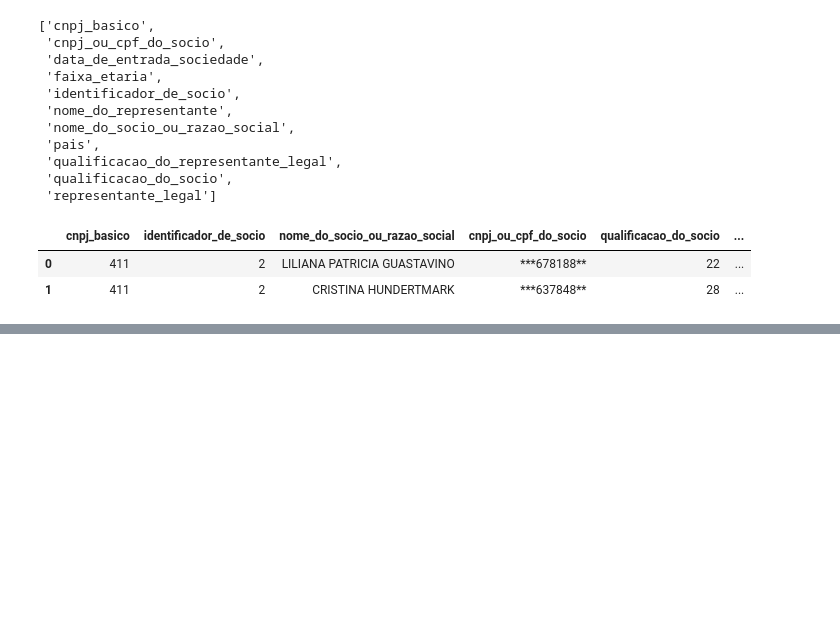
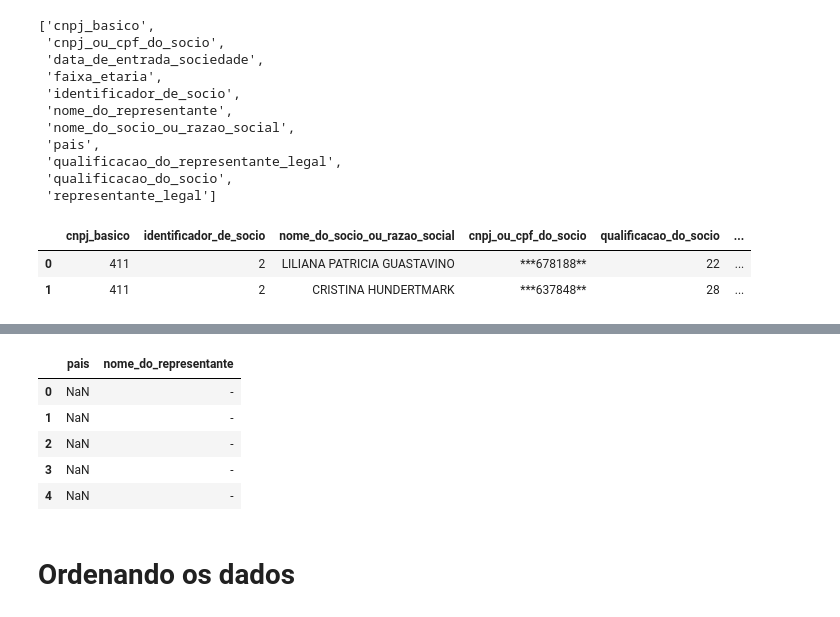
Before and after one commit to leticiafaria7/alura-courses, a Jupyter notebook: apache-spark/manipulando_dados.ipynb, the cells around one changed output, grey strips where cells are left out. Saved outputs shown, nothing was run; the diff lists cells and outputs as text; code cells hidden in the pictures; blank space fills up the shorter version.

```diff
--- a/apache-spark/manipulando_dados.ipynb
+++ b/apache-spark/manipulando_dados.ipynb
@@ -313,0 +490,11 @@ socios.limit(2).toPandas()
+# %%
+socios.select('pais', 'nome_do_representante').na.fill('-').limit(5).toPandas()
+# %% [output]
+|  | pais | nome_do_representante |
+| 0 | NaN | - |
+| 1 | NaN | - |
+| 2 | NaN | - |
+| 3 | NaN | - |
+| 4 | NaN | - |
+# %% [markdown]
+# Ordenando os dados
```
Also changed, not shown: parts of 28 cells of this notebook.
